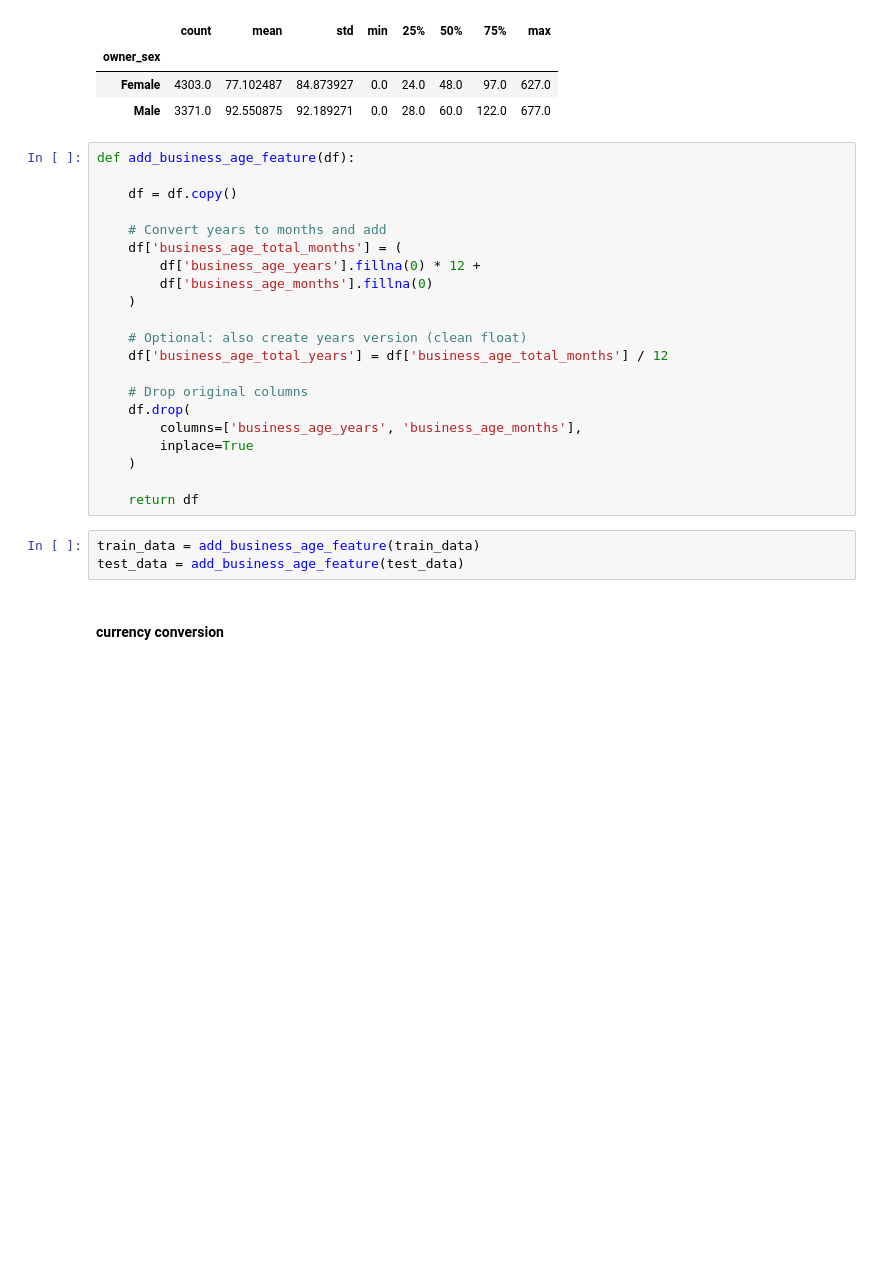
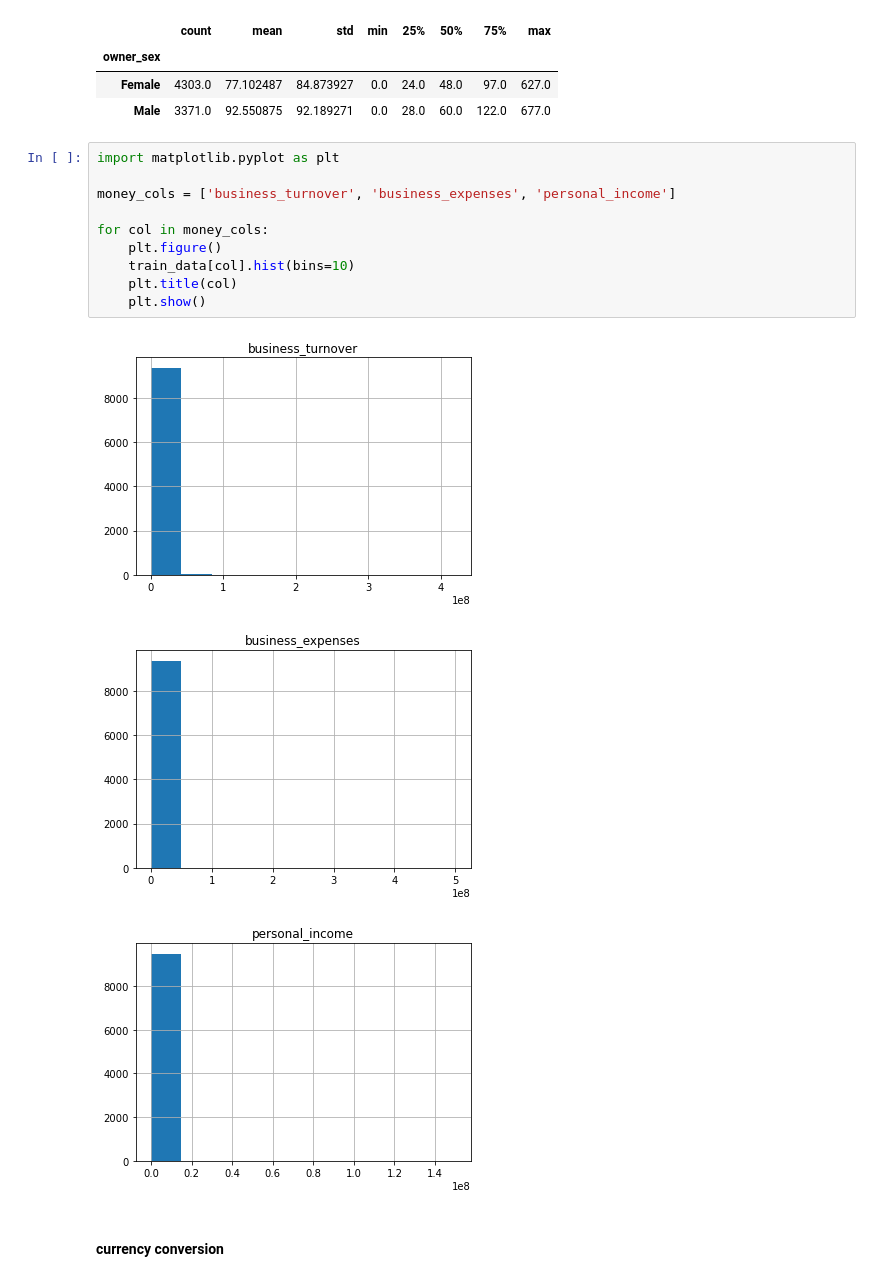
Before and after one commit to Victoria-ui227/financial_health_predictionChallenge, a Jupyter notebook: gemini.ipynb, the cells around one changed output. Drawn from its saved outputs; the diff is of its cells as text; blank space fills up the shorter version.

```diff
--- a/gemini.ipynb
+++ b/gemini.ipynb
@@ -57,30 +81,20 @@ train_data.groupby('owner_sex')['business_age_total_months'].describe()
 | owner_sex |  |  |  |  |  |  |  |  |
 | Female | 4303.0 | 77.102487 | 84.873927 | 0.0 | 24.0 | 48.0 | 97.0 | 627.0 |
 | Male | 3371.0 | 92.550875 | 92.189271 | 0.0 | 28.0 | 60.0 | 122.0 | 677.0 |
-# %%
-def add_business_age_feature(df):
-
-    df = df.copy()
-
-    # Convert years to months and add
-    df['business_age_total_months'] = (
-        df['business_age_years'].fillna(0) * 12 +
-        df['business_age_months'].fillna(0)
-    )
-
-    # Optional: also create years version (clean float)
-    df['business_age_total_years'] = df['business_age_total_months'] / 12
-
-    # Drop original columns
-    df.drop(
-        columns=['business_age_years', 'business_age_months'],
-        inplace=True
-    )
-
-    return df
 # %%
-train_data = add_business_age_feature(train_data)
-test_data = add_business_age_feature(test_data)
+import matplotlib.pyplot as plt
+
+money_cols = ['business_turnover', 'business_expenses', 'personal_income']
+
+for col in money_cols:
+    plt.figure()
+    train_data[col].hist(bins=10)
+    plt.title(col)
+    plt.show()
+# %% [output]
+[figure, added]
+[figure, added]
+[figure, added]
 # %% [markdown]
 #### currency conversion
 # %%
```
Also changed, not shown: parts of 24 cells of this notebook, 1 other file.
